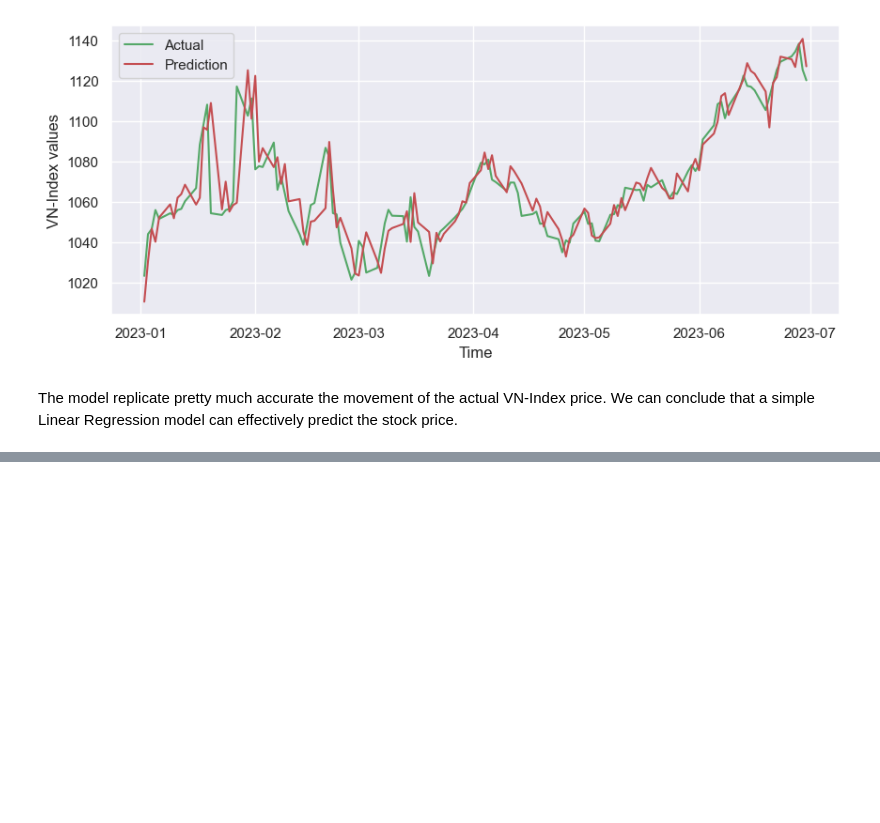
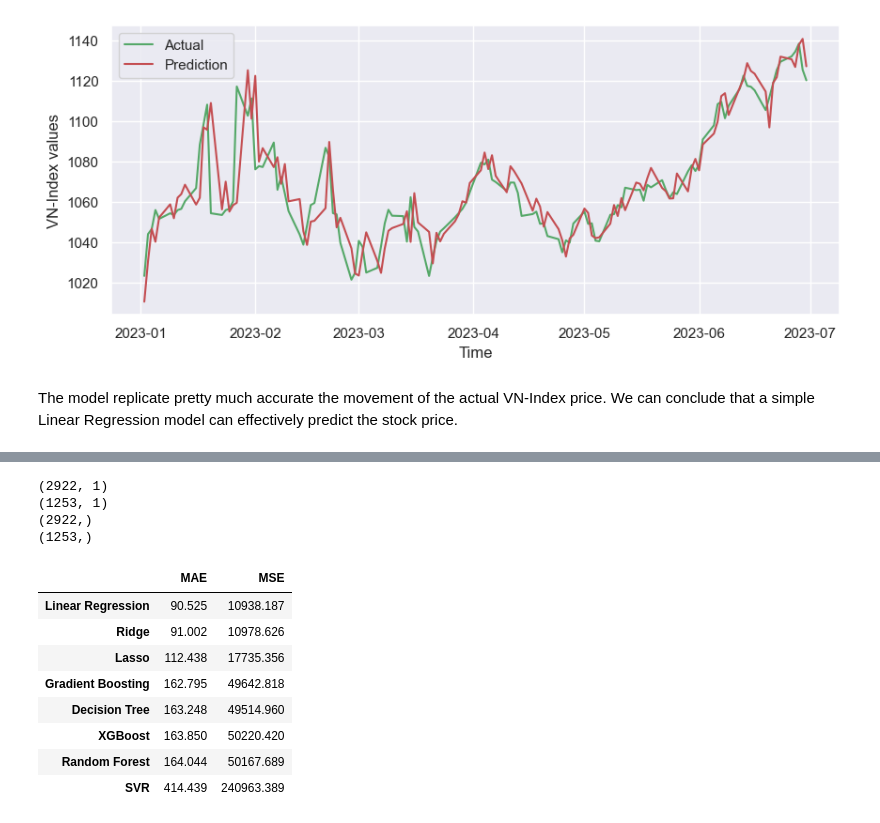
Before and after one commit to DuyDoanLearning/stock_market_prediction_MachineLearning_and_LSTM, a Jupyter notebook: 2. ML Models/ML Models - Regression_18.8 - No log diff.ipynb, the cells around one changed output, grey strips where cells are left out. Drawn from its saved outputs; the diff is of its cells as text; code cells hidden in the pictures; blank space fills up the shorter version.

```diff
--- a/2. ML Models/ML Models - Regression_18.8 - No log diff.ipynb
+++ b/2. ML Models/ML Models - Regression_18.8 - No log diff.ipynb
@@ -611,0 +654,35 @@ The model replicate pretty much accurate the movement of the actual VN-Index pri
+# %%
+# Train test split the data
+X_train, y_train, X_test, y_test = train_test_split(data_single, 'index_vni')
+# %% [output]
+(2922, 1)
+(1253, 1)
+(2922,)
+(1253,)
+# %%
+# Scaling the data
+X_train_scaled = scaler.fit_transform(X_train)
+X_test_scaled = scaler.transform(X_test)
+# %%
+# Test model with scaling feature
+col = ['Linear Regression','Ridge','Lasso','Decision Tree','Gradient Boosting','XGBoost','Random Forest','SVR']
+MAE_cv = []
+MSE_cv = []
+
+for model in models:
+    MAE, MSE, RMSE = evaluate_model(model, X_train_scaled, y_train, X_test_scaled, y_test)
+    MAE_cv.append(round(MAE, 3))
+    MSE_cv.append(round(MSE,3))
+
+cv_result = pd.DataFrame(data = [MAE_cv, MSE_cv], columns = [col], index = ['MAE','MSE'])
+cv_result.T.sort_values(by = 'MAE')
+# %% [output]
+|  | MAE | MSE |
+| Linear Regression | 90.525 | 10938.187 |
+| Ridge | 91.002 | 10978.626 |
+| Lasso | 112.438 | 17735.356 |
+| Gradient Boosting | 162.795 | 49642.818 |
+| Decision Tree | 163.248 | 49514.960 |
+| XGBoost | 163.850 | 50220.420 |
+| Random Forest | 164.044 | 50167.689 |
+| SVR | 414.439 | 240963.389 |
```
Also changed, not shown: parts of 35 cells of this notebook.
